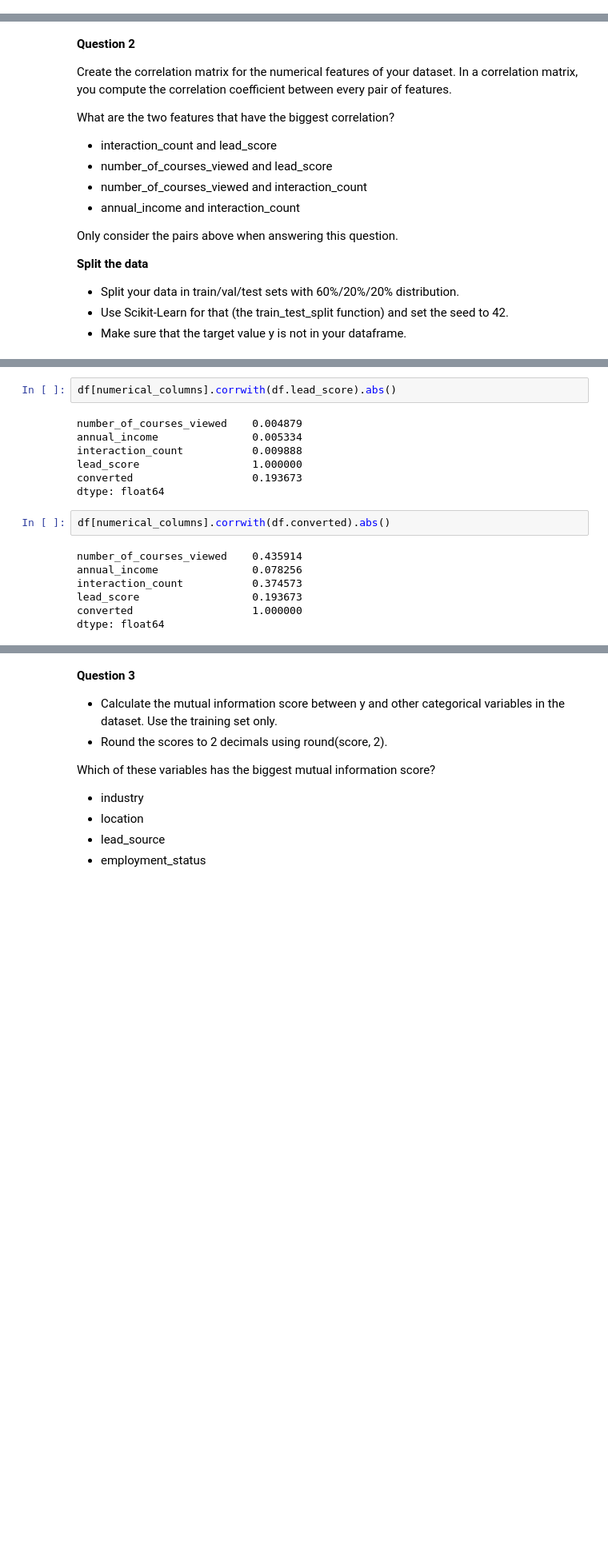
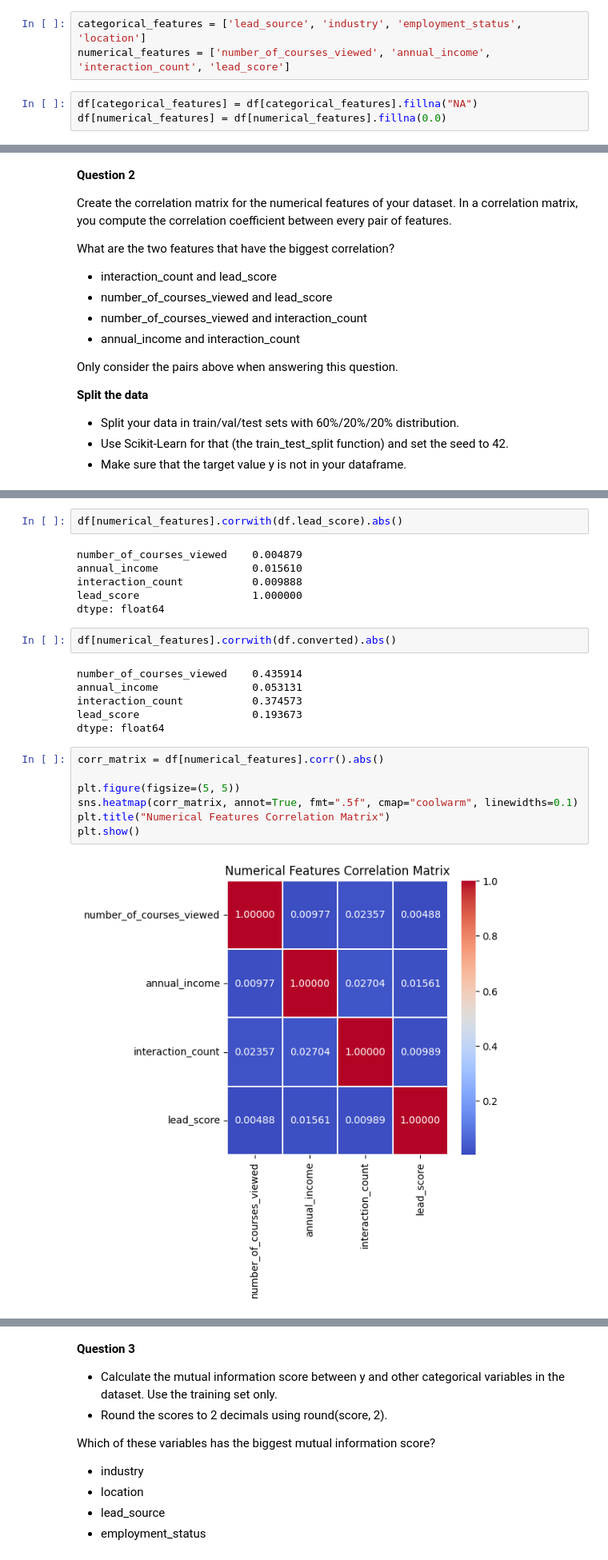
Before and after one commit to dangoled/ML_ZoomCamp_2025, a Jupyter notebook: homeworks/03 Classification/03 Classification_HW.ipynb, the cells around one changed output, grey strips where cells are left out. Shown at 80% size. Drawn from its saved outputs; the diff is of its cells as text; blank space fills up the shorter version.

```diff
--- a/homeworks/03 Classification/03 Classification_HW.ipynb
+++ b/homeworks/03 Classification/03 Classification_HW.ipynb
@@ -38,0 +71,6 @@ df.head()
+# %%
+categorical_features = ['lead_source', 'industry', 'employment_status', 'location']
+numerical_features = ['number_of_courses_viewed', 'annual_income', 'interaction_count', 'lead_score']
+# %%
+df[categorical_features] = df[categorical_features].fillna("NA")
+df[numerical_features] = df[numerical_features].fillna(0.0)
@@ -127,19 +152,26 @@ converted                   0.193673
 dtype: float64
 # %%
-df[numerical_columns].corrwith(df.lead_score).abs()
+df[numerical_features].corrwith(df.lead_score).abs()
 # %% [output]
 number_of_courses_viewed    0.004879
-annual_income               0.005334
+annual_income               0.015610
 interaction_count           0.009888
 lead_score                  1.000000
-converted                   0.193673
 dtype: float64
 # %%
-df[numerical_columns].corrwith(df.converted).abs()
+df[numerical_features].corrwith(df.converted).abs()
 # %% [output]
 number_of_courses_viewed    0.435914
-annual_income               0.078256
+annual_income               0.053131
 interaction_count           0.374573
 lead_score                  0.193673
-converted                   1.000000
 dtype: float64
+# %%
+corr_matrix = df[numerical_features].corr().abs()
+
+plt.figure(figsize=(5, 5))
+sns.heatmap(corr_matrix, annot=True, fmt=".5f", cmap="coolwarm", linewidths=0.1)
+plt.title("Numerical Features Correlation Matrix")
+plt.show()
+# %% [output]
+[figure, added]
```
Also changed, not shown: parts of 26 cells of this notebook.
